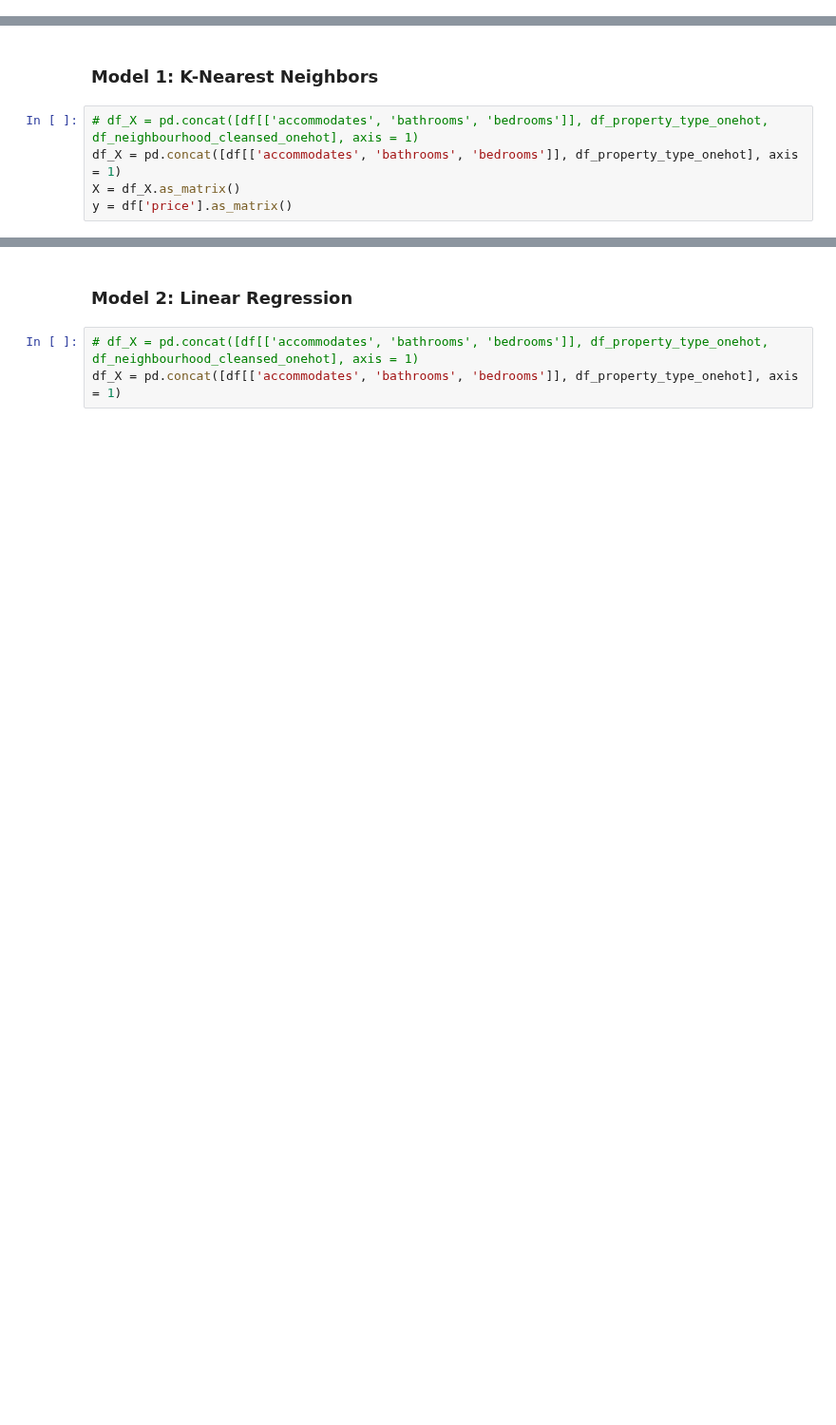
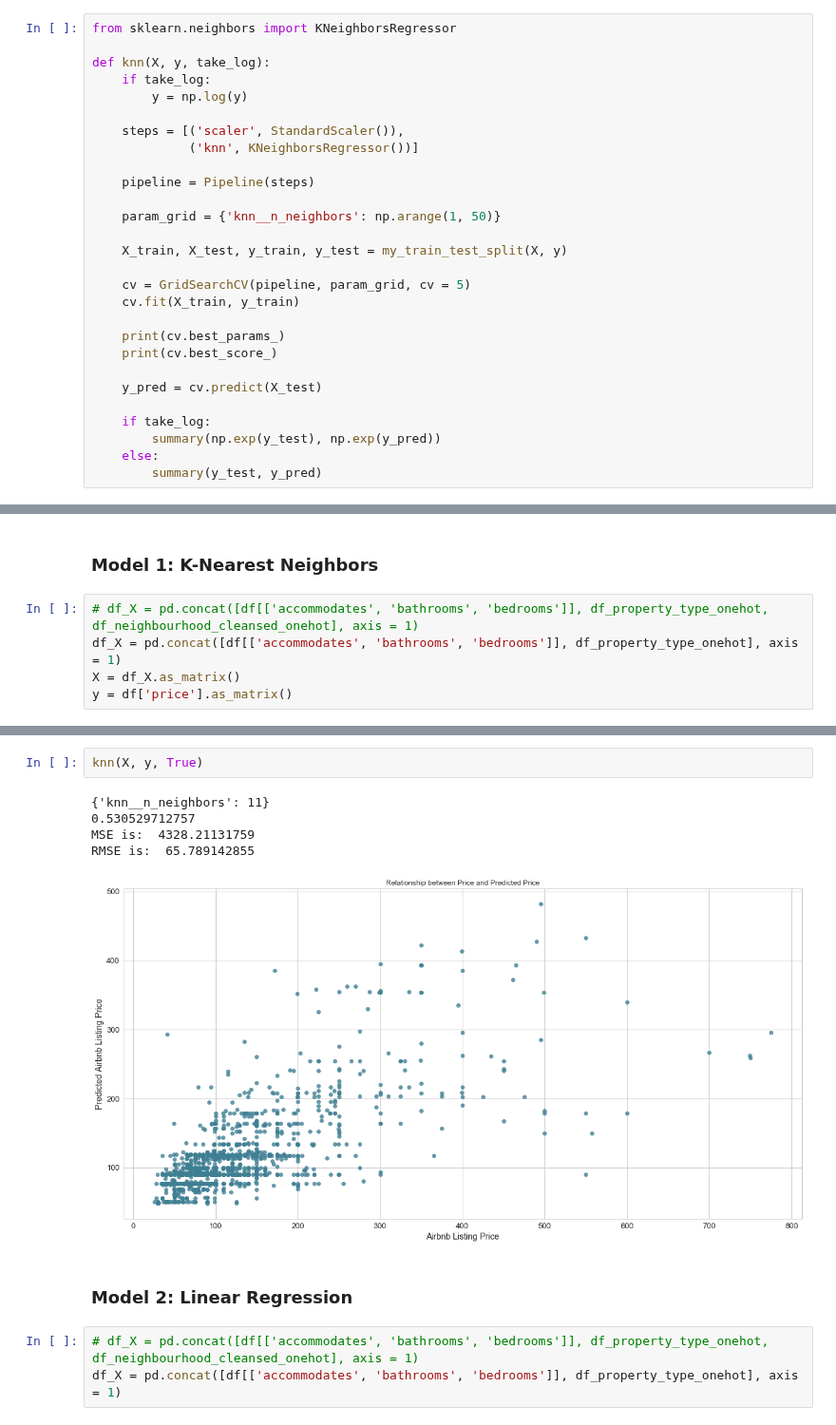
Before and after one commit to nicolechao/springboard-data-science, a Jupyter notebook: Capstone 1/Modeling/modeling.ipynb, the cells around one changed output, grey strips where cells are left out. Shown at 95% size. Drawn from its saved outputs; the diff is of its cells as text; blank space fills up the shorter version.

```diff
--- a/Capstone 1/Modeling/modeling.ipynb
+++ b/Capstone 1/Modeling/modeling.ipynb
@@ -128,0 +149,28 @@ from sklearn.pipeline import Pipeline
+# %%
+from sklearn.neighbors import KNeighborsRegressor
+
+def knn(X, y, take_log):
+    if take_log:
+        y = np.log(y)
+
+    steps = [('scaler', StandardScaler()),
+             ('knn', KNeighborsRegressor())]
+
+    pipeline = Pipeline(steps)
+
+    param_grid = {'knn__n_neighbors': np.arange(1, 50)}
+
+    X_train, X_test, y_train, y_test = my_train_test_split(X, y)
+
+    cv = GridSearchCV(pipeline, param_grid, cv = 5)
+    cv.fit(X_train, y_train)
+
+    print(cv.best_params_)
+    print(cv.best_score_)
+
+    y_pred = cv.predict(X_test)
+
+    if take_log:
+        summary(np.exp(y_test), np.exp(y_pred))
+    else:
+        summary(y_test, y_pred)
@@ -164,3 +276,11 @@ RMSE is:  64.7125810722
+# %%
+knn(X, y, True)
+# %% [output]
+{'knn__n_neighbors': 11}
+0.530529712757
+MSE is:  4328.21131759
+RMSE is:  65.789142855
+[figure, added]
 # %% [markdown]
 ### Model 2: Linear Regression
 # %%
```
Also changed, not shown: parts of 32 cells of this notebook.
